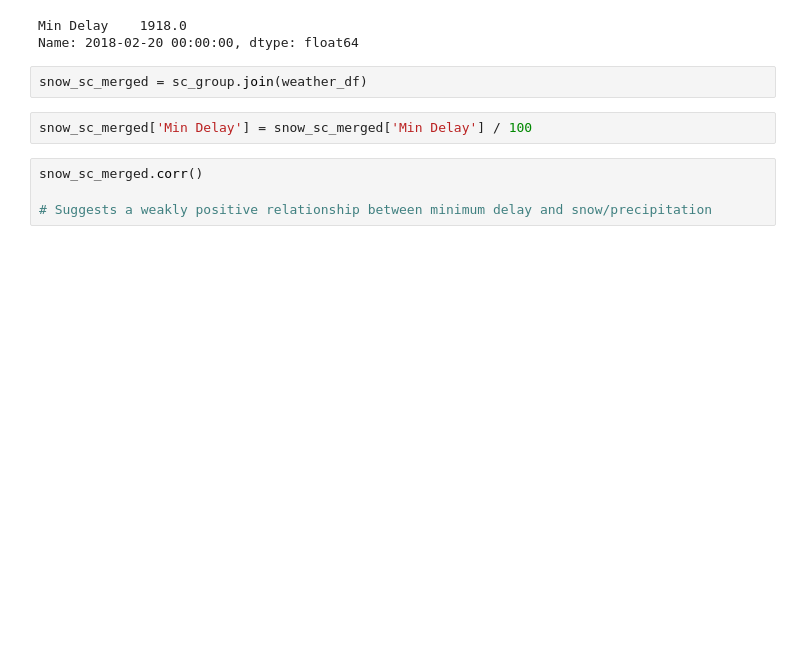
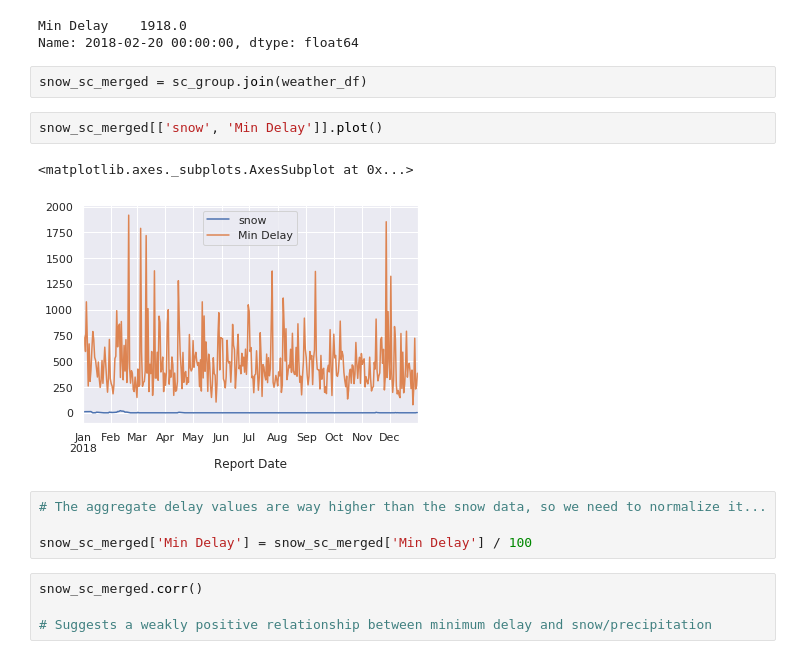
Before and after one commit to alok-drop/weather_mobility_analysis, a Jupyter notebook: snow_delay.ipynb, the cells around one changed output. Saved outputs shown, nothing was run; the diff lists cells and outputs as text; blank space fills up the shorter version.

```diff
--- a/snow_delay.ipynb
+++ b/snow_delay.ipynb
@@ -116,7 +116,14 @@ Name: 2018-02-20 00:00:00, dtype: float64
 # %%
 snow_sc_merged = sc_group.join(weather_df)
 # %%
-snow_sc_merged['Min Delay'] = snow_sc_merged['Min Delay'] / 100
+snow_sc_merged[['snow', 'Min Delay']].plot()
+# %% [output]
+<matplotlib.axes._subplots.AxesSubplot at 0x...>
+[figure, added]
+# %%
+# The aggregate delay values are way higher than the snow data, so we need to normalize it...
+
+snow_sc_merged['Min Delay'] = snow_sc_merged['Min Delay'] / 100
 # %%
 snow_sc_merged.corr()
 
```
Also changed, not shown: parts of 3 cells of this notebook.
